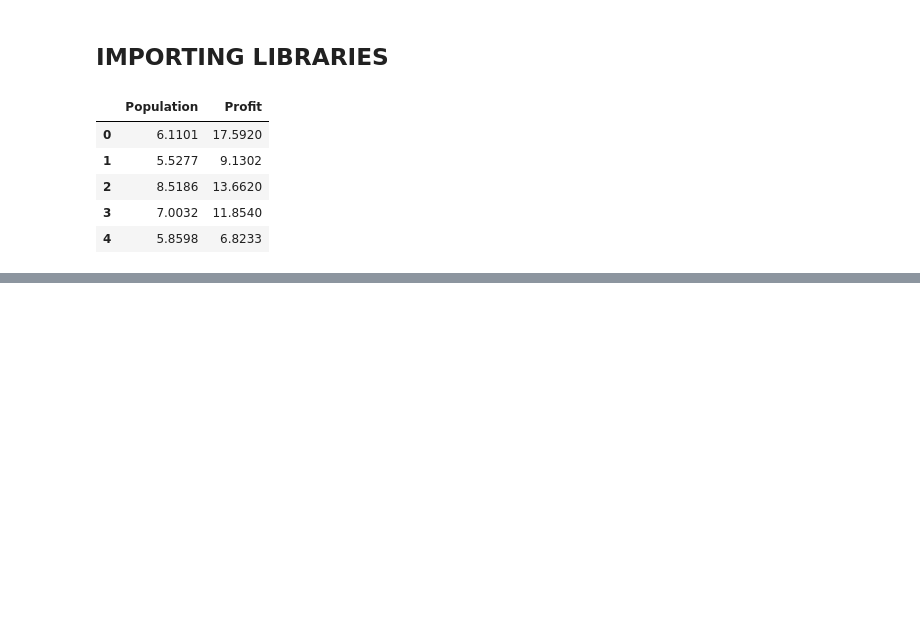
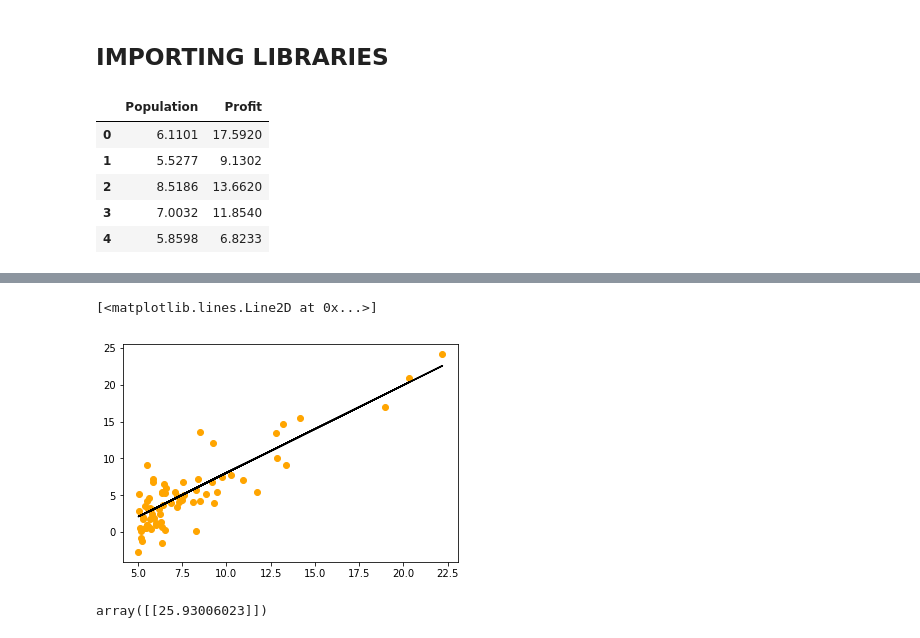
Before and after one commit to ibocerra/DataScience_Statistics-data-analysis_ML_DL_UPTC, a Jupyter notebook: Taller3/Taller3.ipynb, the cells around one changed output, grey strips where cells are left out. Saved outputs shown, nothing was run; the diff lists cells and outputs as text; code cells hidden in the pictures; blank space fills up the shorter version.

```diff
--- a/Taller3/Taller3.ipynb
+++ b/Taller3/Taller3.ipynb
@@ -24,0 +90,10 @@ data.head()
+# %%
+plt.scatter(X_train, Y_train, color = 'orange')
+plt.plot(X_train, regressor.predict(X_train), color = 'black')
+# %% [output]
+[<matplotlib.lines.Line2D at 0x...>]
+[figure, added]
+# %%
+regressor.predict([[25]])
+# %% [output]
+array([[25.93006023]])
```
Also changed, not shown: parts of 16 cells of this notebook.
